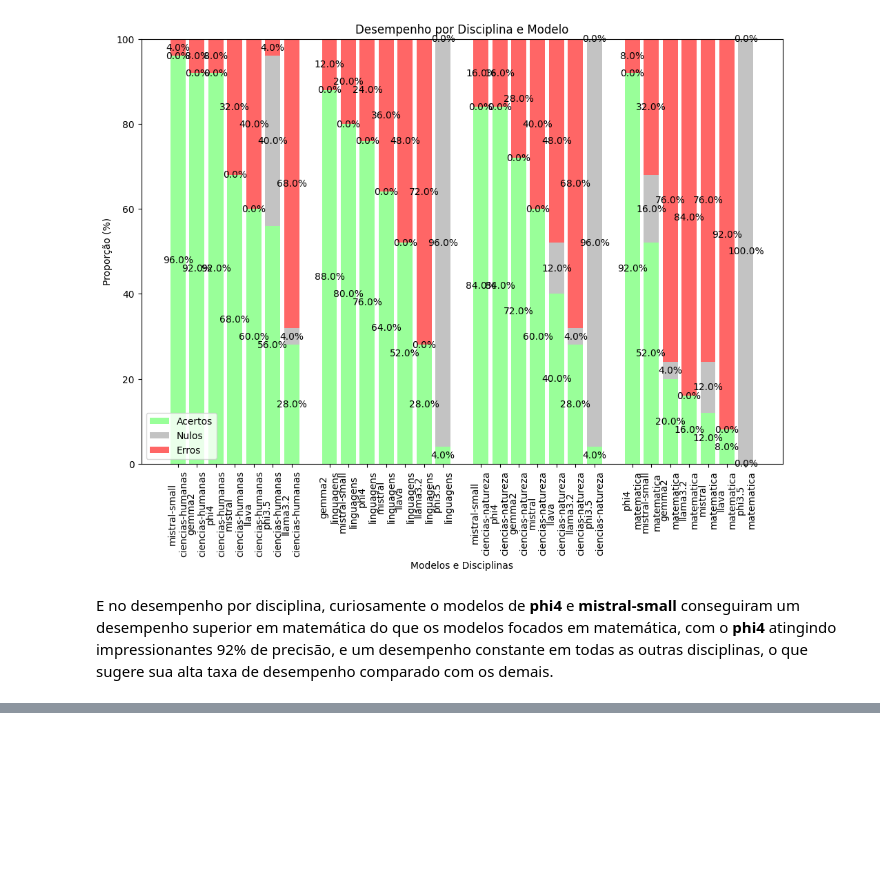
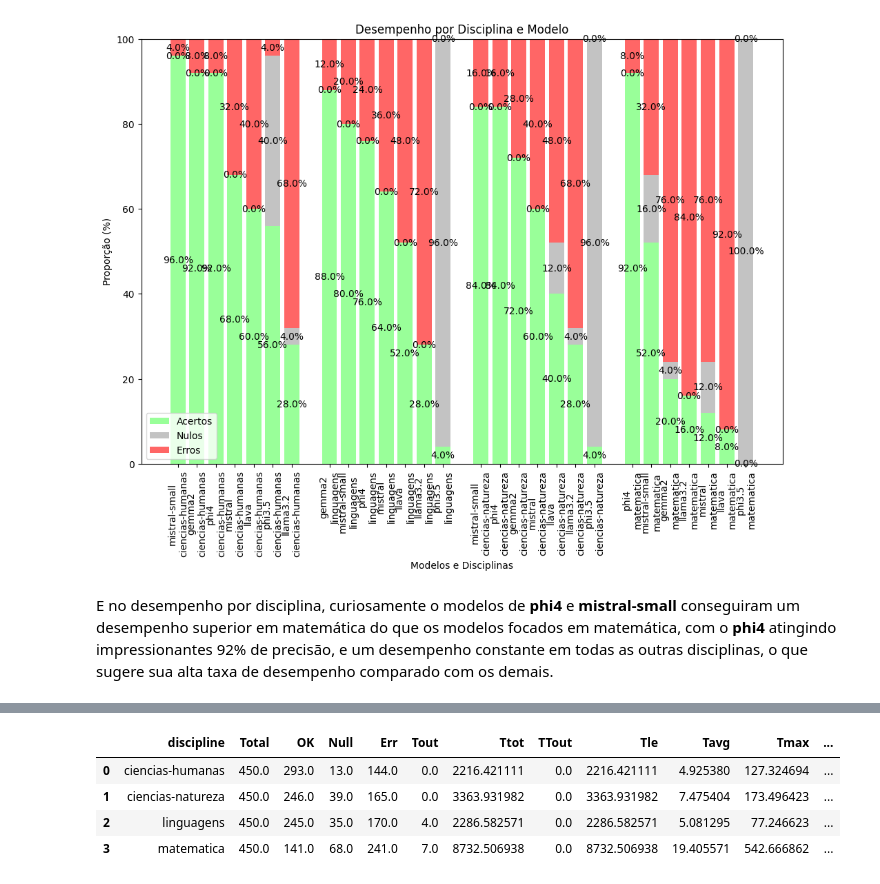
Before and after one commit to rubdelima/estuda-ia, a Jupyter notebook: 01.2 - Local Predict Results.ipynb, the cells around one changed output, grey strips where cells are left out. Drawn from its saved outputs; the diff is of its cells as text; code cells hidden in the pictures; blank space fills up the shorter version.

```diff
--- a/01.2 - Local Predict Results.ipynb
+++ b/01.2 - Local Predict Results.ipynb
@@ -218,0 +257,9 @@ E no desempenho por disciplina, curiosamente o modelos de **phi4** e **mistral-s
+# %%
+table_disciplinas = utils.analisar_tabela(table, 'discipline')
+table_disciplinas.head(5)
+# %% [output]
+|  | discipline | Total | OK | Null | Err | Tout | Ttot | TTout | Tle | Tavg | Tmax | ... |
+| 0 | ciencias-humanas | 450.0 | 293.0 | 13.0 | 144.0 | 0.0 | 2216.421111 | 0.0 | 2216.421111 | 4.925380 | 127.324694 | ... |
+| 1 | ciencias-natureza | 450.0 | 246.0 | 39.0 | 165.0 | 0.0 | 3363.931982 | 0.0 | 3363.931982 | 7.475404 | 173.496423 | ... |
+| 2 | linguagens | 450.0 | 245.0 | 35.0 | 170.0 | 4.0 | 2286.582571 | 0.0 | 2286.582571 | 5.081295 | 77.246623 | ... |
+| 3 | matematica | 450.0 | 141.0 | 68.0 | 241.0 | 7.0 | 8732.506938 | 0.0 | 8732.506938 | 19.405571 | 542.666862 | ... |
```
Also changed, not shown: parts of 11 cells of this notebook, 20 other files.
